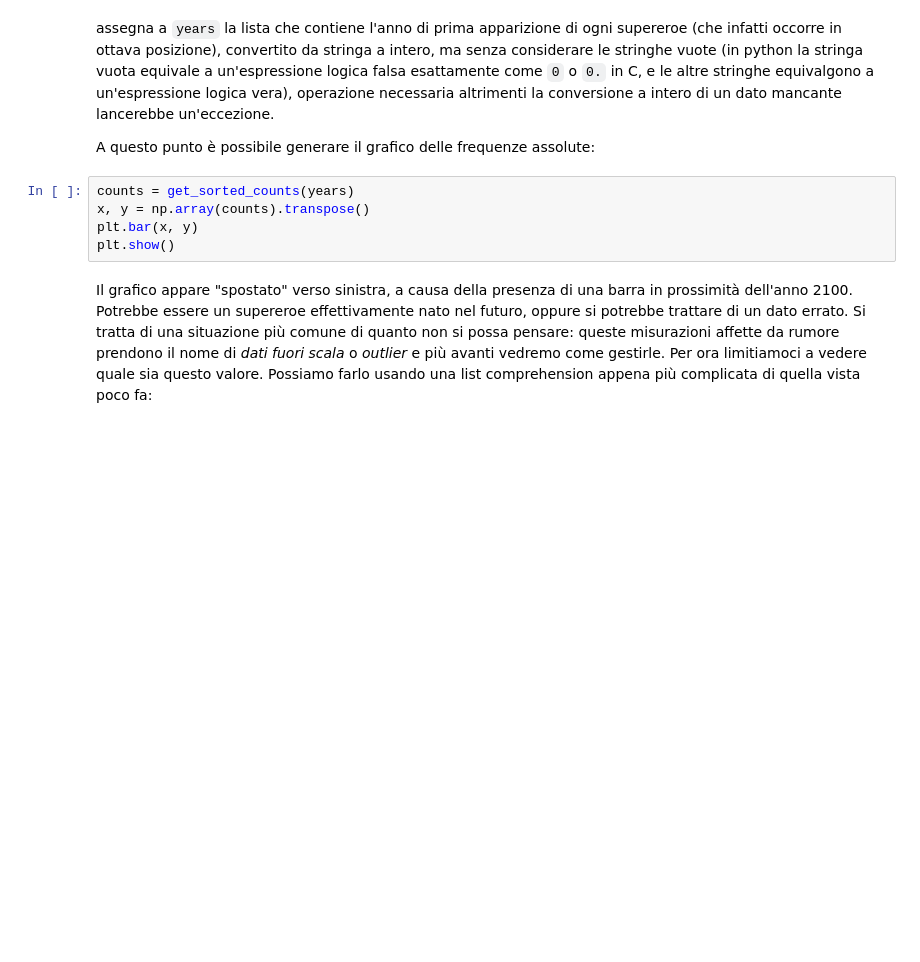
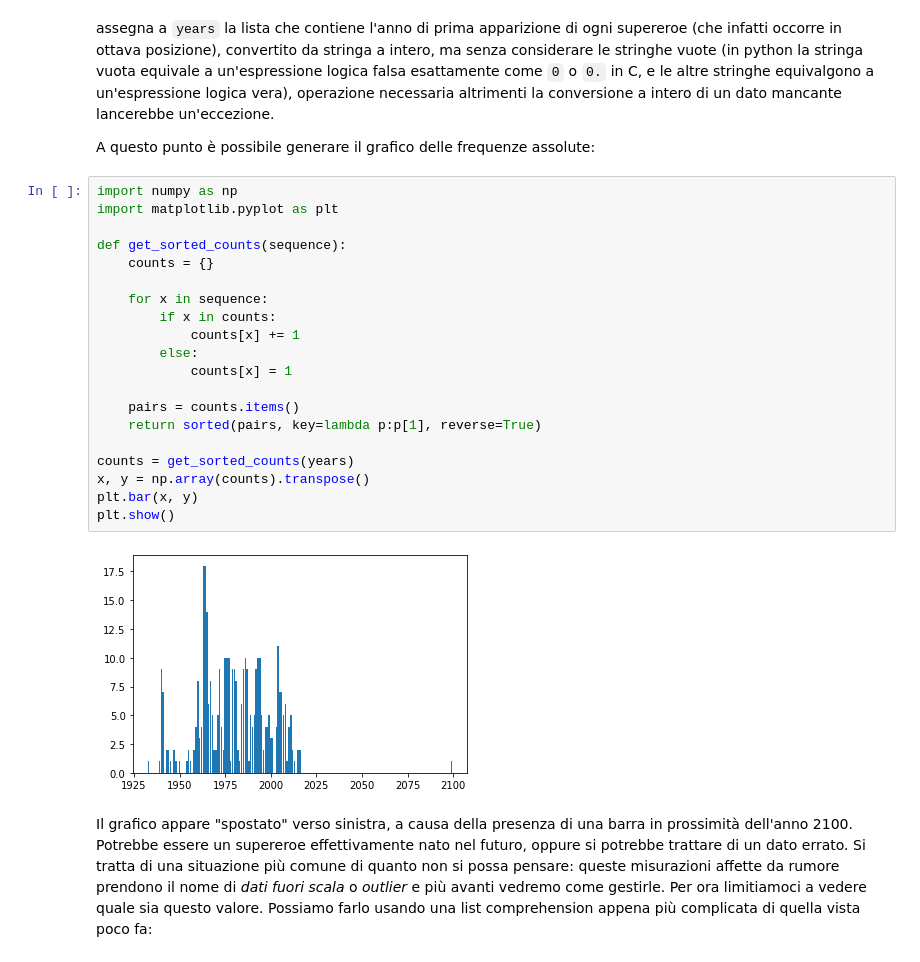
Before and after one commit to dariomalchiodi/sds, a Jupyter notebook: _sources/p1-PAD/c1-intro-python/leggere-file.ipynb, the cells around one changed output. Saved outputs shown, nothing was run; the diff lists cells and outputs as text; blank space fills up the shorter version.

```diff
--- a/_sources/p1-PAD/c1-intro-python/leggere-file.ipynb
+++ b/_sources/p1-PAD/c1-intro-python/leggere-file.ipynb
@@ -50,11 +66,28 @@ years = [int(h[7]) for h in heroes if h[7]]
 assegna a `years` la lista che contiene l'anno di prima apparizione di ogni supereroe (che infatti occorre in ottava posizione), convertito da stringa a intero, ma senza considerare le stringhe vuote (in python la stringa vuota equivale a un'espressione logica falsa esattamente come `0` o `0.` in C, e le altre stringhe equivalgono a un'espressione logica vera), operazione necessaria altrimenti la conversione a intero di un dato mancante lancerebbe un'eccezione.
 
 A questo punto è possibile generare il grafico delle frequenze assolute:
-# %%
-counts = get_sorted_counts(years)
-x, y = np.array(counts).transpose()
-plt.bar(x, y)
-plt.show()
+# %%
+import numpy as np
+import matplotlib.pyplot as plt
+
+def get_sorted_counts(sequence):
+    counts = {}
+
+    for x in sequence:
+        if x in counts:
+            counts[x] += 1
+        else:
+            counts[x] = 1
+
+    pairs = counts.items()
+    return sorted(pairs, key=lambda p:p[1], reverse=True)
+
+counts = get_sorted_counts(years)
+x, y = np.array(counts).transpose()
+plt.bar(x, y)
+plt.show()
+# %% [output]
+[figure, added]
 # %% [markdown]
 Il grafico appare "spostato" verso sinistra, a causa della presenza di una barra in prossimità dell'anno 2100. Potrebbe essere un supereroe effettivamente nato nel futuro, oppure si potrebbe trattare di un dato errato. Si tratta di una situazione più comune di quanto non si possa pensare: queste misurazioni affette da rumore prendono il nome di _dati fuori scala_ o _outlier_ e più avanti vedremo come gestirle. Per ora limitiamoci a vedere quale sia questo valore. Possiamo farlo usando una list comprehension appena più complicata di quella vista poco fa:
 # %%
```
Also changed, not shown: parts of 4 cells of this notebook, 35 other files.
